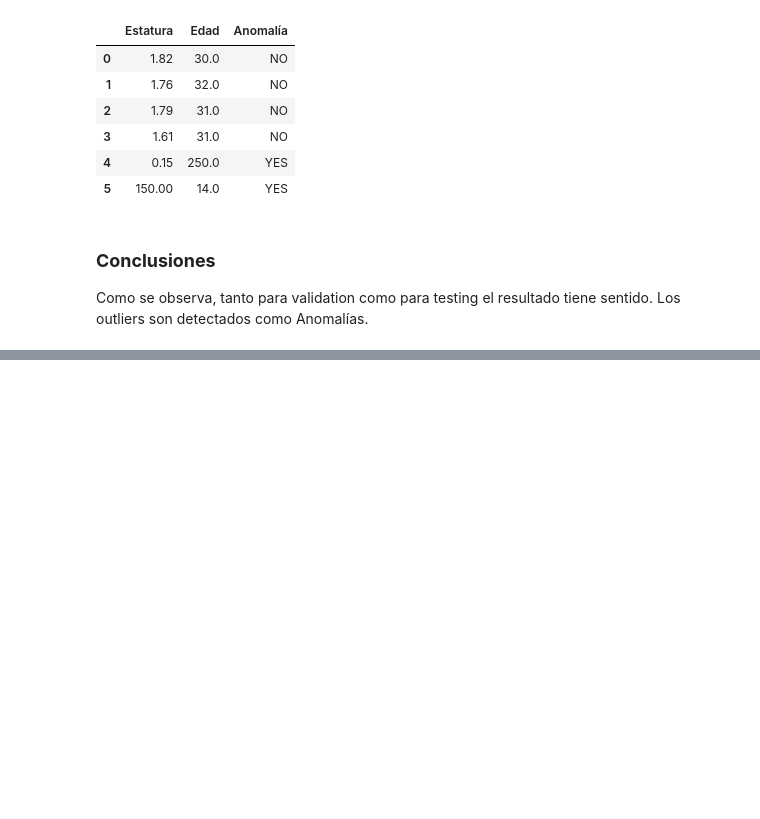
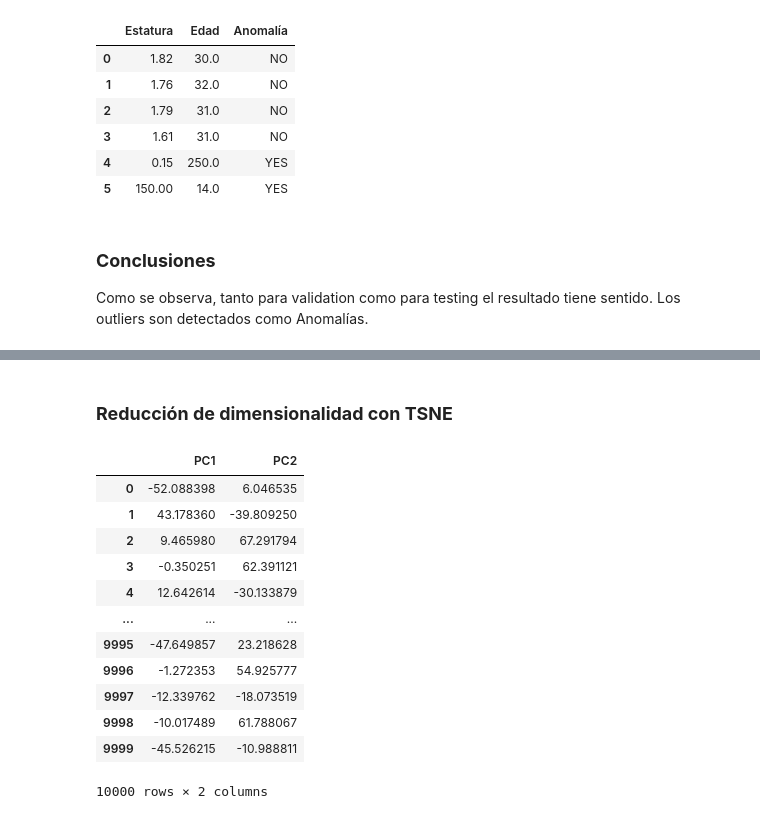
Before and after one commit to jarminett/Statistical_Learning_II, a Jupyter notebook: Practica02/Practica02_0710082.ipynb, the cells around one changed output, grey strips where cells are left out. Cells and saved outputs as stored; diff of their text form; code cells hidden in the pictures; blank space fills up the shorter version.

```diff
--- a/Practica02/Practica02_0710082.ipynb
+++ b/Practica02/Practica02_0710082.ipynb
@@ -178,0 +262,22 @@ Como se observa, tanto para validation como para testing el resultado tiene sent
+# %% [markdown]
+### **Reducción de dimensionalidad con TSNE**
+# %%
+test_images_2D = test_images.reshape(-1, test_images.shape[1] * test_images.shape[2]).astype(np.float32)
+
+test_images_TSNE_reduced = TSNE(n_components=2, perplexity=50).fit_transform(test_images_2D)
+test_images_TSNE_reduced = pd.DataFrame(test_images_TSNE_reduced, columns = ['PC1','PC2'])
+test_images_TSNE_reduced
+# %% [output]
+|  | PC1 | PC2 |
+| 0 | -52.088398 | 6.046535 |
+| 1 | 43.178360 | -39.809250 |
+| 2 | 9.465980 | 67.291794 |
+| 3 | -0.350251 | 62.391121 |
+| 4 | 12.642614 | -30.133879 |
+| ... | ... | ... |
+| 9995 | -47.649857 | 23.218628 |
+| 9996 | -1.272353 | 54.925777 |
+| 9997 | -12.339762 | -18.073519 |
+| 9998 | -10.017489 | 61.788067 |
+| 9999 | -45.526215 | -10.988811 |
+10000 rows × 2 columns
```
Also changed, not shown: parts of 10 cells of this notebook.
